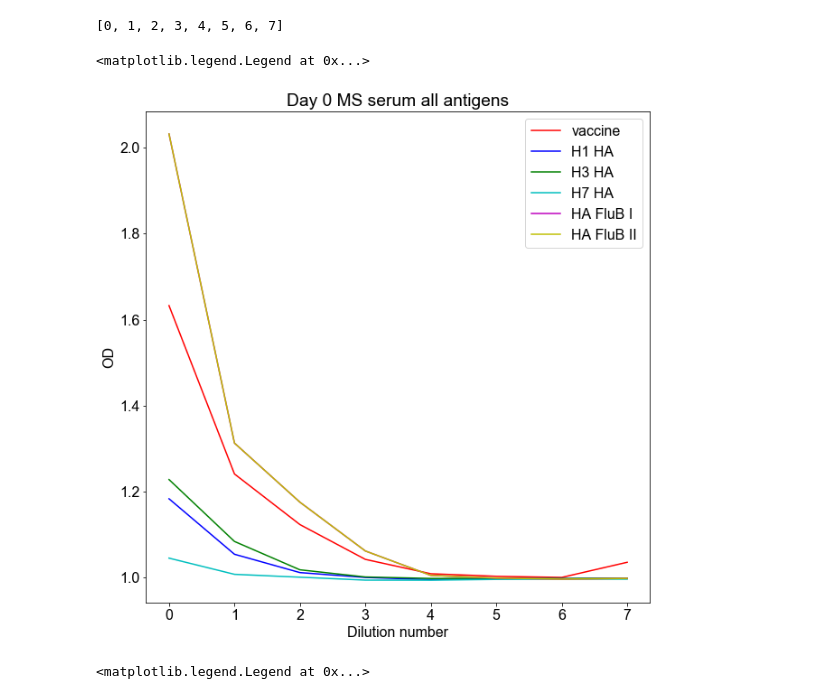
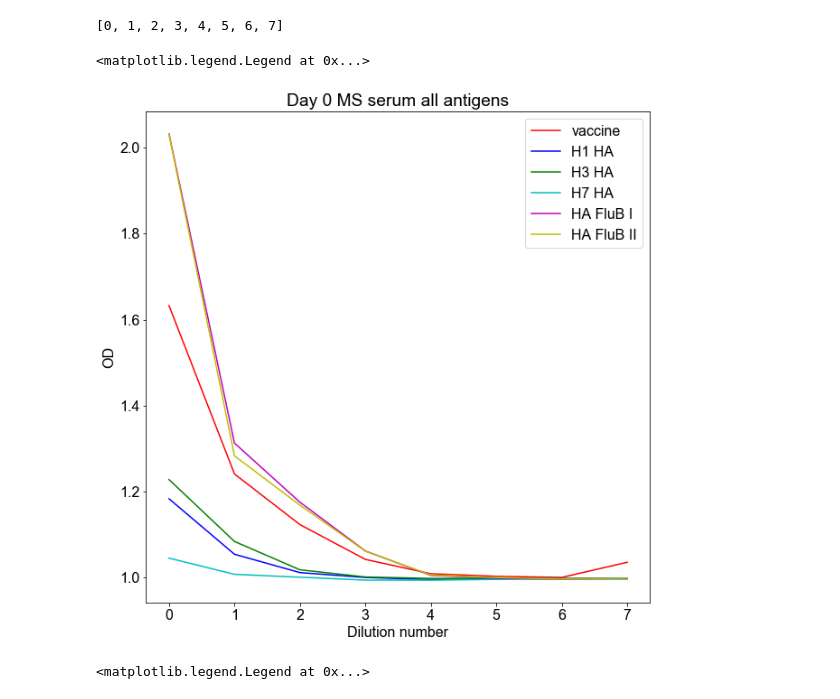
Before and after one commit to mehta-lab/multiSero, a Jupyter notebook: notebooks_interpretation/FluPlateinterpret.ipynb, the cells around one changed output. Saved outputs shown, nothing was run; the diff lists cells and outputs as text; code cells hidden in the pictures.

```diff
--- a/notebooks_interpretation/FluPlateinterpret.ipynb
+++ b/notebooks_interpretation/FluPlateinterpret.ipynb
@@ -458,35 +464,35 @@ Day7=['A5','B5','C5','D5','E5','F5','G5','H5']
 Day14=['A6','B6','C6','D6','E6','F6','G6','H6']
 Day21=['A7','B7','C7','D7','E7','F7','G7','H7']
 
 
 # Generate a stack of all ODs for an MS antibody response per antigen on Day0
 FluVaccineMSDay0=np.stack([ODwellbyantigen[wellIdx == well, antigenIdx == 'Flu vaccine 2018-2019'] for well in Day0])
 H1HAMSDay0=np.stack([ODwellbyantigen[wellIdx == well, antigenIdx == 'H1 HA'] for well in Day0])
 H3HAMSDay0=np.stack([ODwellbyantigen[wellIdx == well, antigenIdx == 'H3 HA'] for well in Day0])
 H7HAMSDay0=np.stack([ODwellbyantigen[wellIdx == well, antigenIdx == 'H7 HA'] for well in Day0])
 HAFluBIMSDay0=np.stack([ODwellbyantigen[wellIdx == well, antigenIdx == 'HA FluB I'] for well in Day0])
 HAFluBIIMSDay0=np.stack([ODwellbyantigen[wellIdx == well, antigenIdx == 'HA FluB II'] for well in Day0])
 
 # Generate means per well
 mFluVaccineMSDay0=np.mean(FluVaccineMSDay0,axis=1) # average within each well.
 mH1HAMSDay0=np.mean(H1HAMSDay0,axis=1)
 mH3HAMSDay0=np.mean(H3HAMSDay0,axis=1)
 mH7HAMSDay0=np.mean(H7HAMSDay0,axis=1)
 mHAFluBIMSDay0=np.mean(HAFluBIMSDay0,axis=1)
-mHAFluBIIMSDay0=np.mean(HAFluBIMSDay0,axis=1)
+mHAFluBIIMSDay0=np.mean(HAFluBIIMSDay0,axis=1)
 
 plt.figure(figsize=(10,10))
 plt.plot(dilutions,mFluVaccineMSDay0,'r', dilutions,mH1HAMSDay0,'b',dilutions,mH3HAMSDay0, 'g', dilutions,mH7HAMSDay0,'c', dilutions,mHAFluBIMSDay0,'m', dilutions, mHAFluBIIMSDay0, 'y')
 plt.xlabel('Dilution number')
 plt.ylabel('OD')
 plt.title('Day 0 MS serum all antigens')
 plt.legend(['vaccine', 'H1 HA', 'H3 HA', 'H7 HA', 'HA FluB I', 'HA FluB II'])
 # antigen114mouse2=np.mean(antigen114mouse2,axis=1)
 # antigen114mouse2Replicate=0.5*(antigen114mouse2[0::2]+antigen114mouse2[1::2])
 # plt.plot(np.log(dilutions),np.log(antigen114mouse2Replicate))
 # %% [output]
 <matplotlib.legend.Legend at 0x...>
-[figure, old version]
+[figure, new version]
 # %%
 #All dilutions for each day
 Day0=['A4','B4','C4','D4','E4','F4','G4','H4']
```
Also changed, not shown: parts of 6 cells of this notebook.
